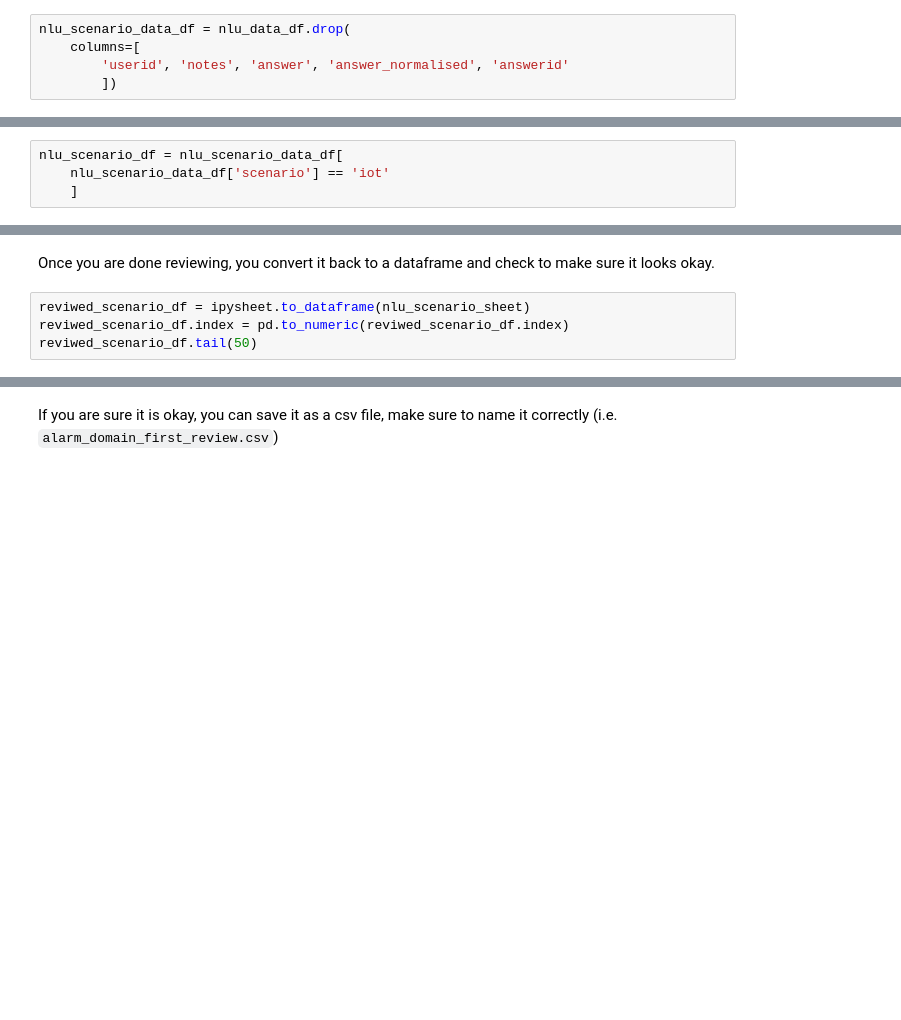
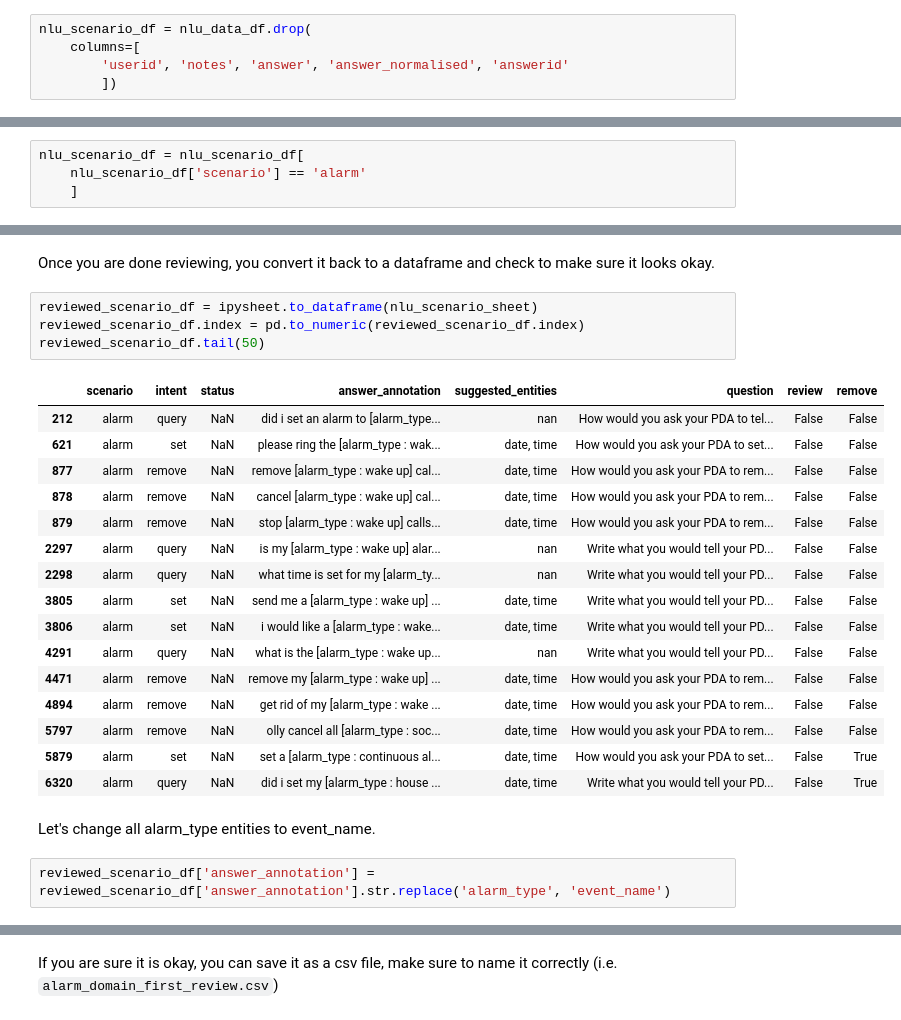
Before and after one commit to secretsauceai/NLU-engine-prototype-benchmarks, a Jupyter notebook: clean_dataset.ipynb, the cells around one changed output, grey strips where cells are left out. Saved outputs shown, nothing was run; the diff lists cells and outputs as text; blank space fills up the shorter version.

```diff
--- a/clean_dataset.ipynb
+++ b/clean_dataset.ipynb
@@ -106,7 +185,7 @@ Now that we know what works and what doesn't, we can clean the dataset.
 # %% [markdown]
 We don't want all of the columns, so we will drop some to review the data set
 # %%
-nlu_scenario_data_df = nlu_data_df.drop(
+nlu_scenario_df = nlu_data_df.drop(
     columns=[
         'userid', 'notes', 'answer', 'answer_normalised', 'answerid'
         ])
@@ -115,4 +191,0 @@ Pick a domain (scenario) to review
-# %%
-nlu_scenario_df = nlu_scenario_data_df[
-    nlu_scenario_data_df['scenario'] == 'iot'
-    ]
@@ -118,0 +196,4 @@ nlu_scenario_df = nlu_scenario_data_df[
+# %%
+nlu_scenario_df = nlu_scenario_df[
+    nlu_scenario_df['scenario'] == 'alarm'
+    ]
@@ -144,6 +255,27 @@ nlu_scenario_sheet
 # %% [markdown]
 Once you are done reviewing, you convert it back to a dataframe and check to make sure it looks okay.
 # %%
-reviwed_scenario_df = ipysheet.to_dataframe(nlu_scenario_sheet)
-reviwed_scenario_df.index = pd.to_numeric(reviwed_scenario_df.index)
-reviwed_scenario_df.tail(50)
+reviewed_scenario_df = ipysheet.to_dataframe(nlu_scenario_sheet)
+reviewed_scenario_df.index = pd.to_numeric(reviewed_scenario_df.index)
+reviewed_scenario_df.tail(50)
+# %% [output]
+|  | scenario | intent | status | answer_annotation | suggested_entities | question | review | remove |
+| 212 | alarm | query | NaN | did i set an alarm to [alarm_type... | nan | How would you ask your PDA to tel... | False | False |
+| 621 | alarm | set | NaN | please ring the [alarm_type : wak... | date, time | How would you ask your PDA to set... | False | False |
+| 877 | alarm | remove | NaN | remove [alarm_type : wake up] cal... | date, time | How would you ask your PDA to rem... | False | False |
+| 878 | alarm | remove | NaN | cancel [alarm_type : wake up] cal... | date, time | How would you ask your PDA to rem... | False | False |
+| 879 | alarm | remove | NaN | stop [alarm_type : wake up] calls... | date, time | How would you ask your PDA to rem... | False | False |
+| 2297 | alarm | query | NaN | is my [alarm_type : wake up] alar... | nan | Write what you would tell your PD... | False | False |
+| 2298 | alarm | query | NaN | what time is set for my [alarm_ty... | nan | Write what you would tell your PD... | False | False |
+| 3805 | alarm | set | NaN | send me a [alarm_type : wake up] ... | date, time | Write what you would tell your PD... | False | False |
+| 3806 | alarm | set | NaN | i would like a [alarm_type : wake... | date, time | Write what you would tell your PD... | False | False |
+| 4291 | alarm | query | NaN | what is the [alarm_type : wake up... | nan | Write what you would tell your PD... | False | False |
+| 4471 | alarm | remove | NaN | remove my [alarm_type : wake up] ... | date, time | How would you ask your PDA to rem... | False | False |
+| 4894 | alarm | remove | NaN | get rid of my [alarm_type : wake ... | date, time | How would you ask your PDA to rem... | False | False |
+| 5797 | alarm | remove | NaN | olly cancel all [alarm_type : soc... | date, time | How would you ask your PDA to rem... | False | False |
+| 5879 | alarm | set | NaN | set a [alarm_type : continuous al... | date, time | How would you ask your PDA to set... | False | True |
+| 6320 | alarm | query | NaN | did i set my [alarm_type : house ... | date, time | Write what you would tell your PD... | False | True |
+# %% [markdown]
+Let's change all alarm_type entities to event_name.
+# %%
+reviewed_scenario_df['answer_annotation'] = reviewed_scenario_df['answer_annotation'].str.replace('alarm_type', 'event_name')
```
Also changed, not shown: parts of 27 cells of this notebook, 1 other file.
